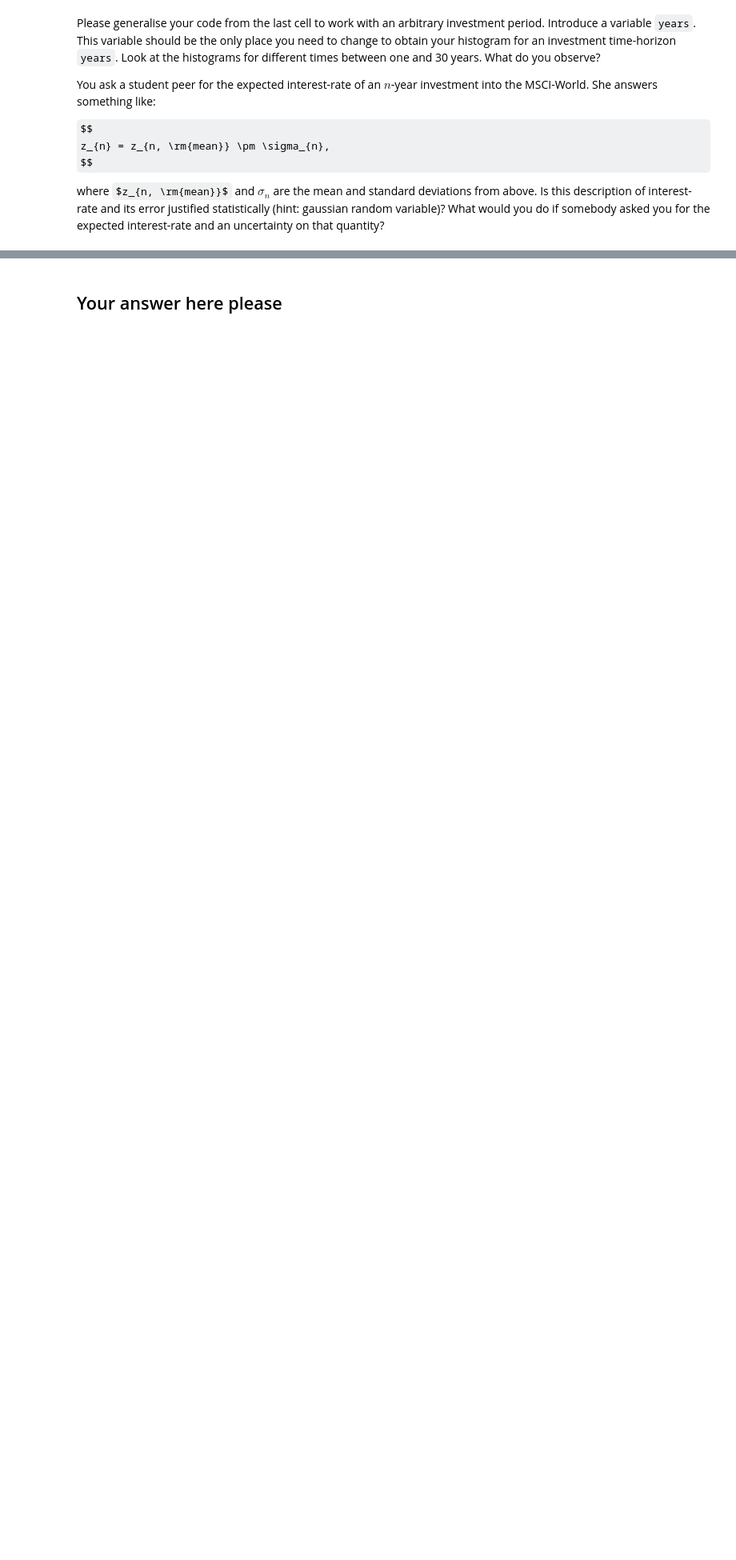
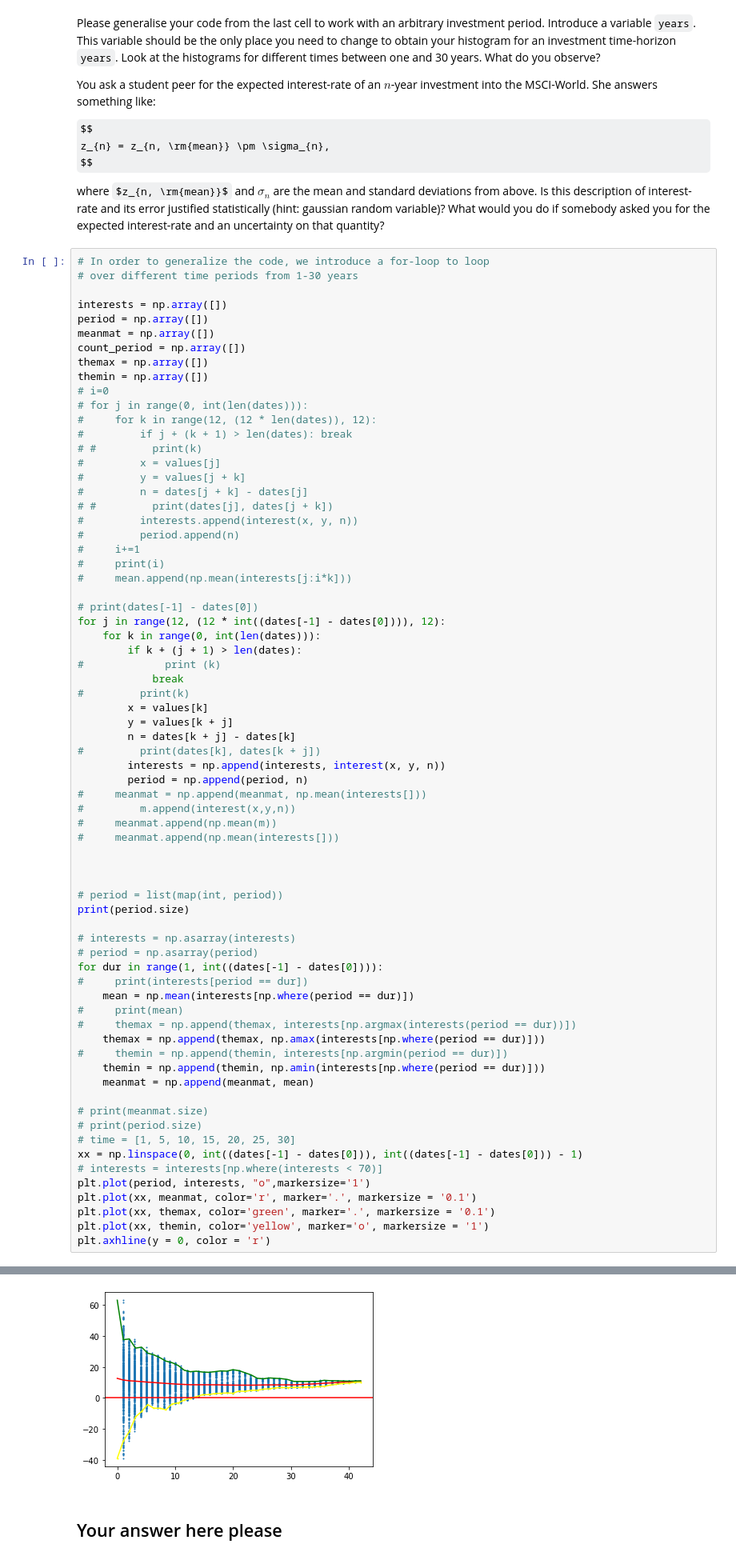
Before and after one commit to tesla1900/programming_course, a Jupyter notebook: project/Project_1.ipynb, the cells around one changed output, grey strips where cells are left out. Shown: that part at 80% size. Drawn from its saved outputs; the diff is of its cells as text; some formulas as TeX source; blank space fills up the shorter version.

```diff
--- a/project/Project_1.ipynb
+++ b/project/Project_1.ipynb
@@ -211,3 +264,74 @@ z_{n} = z_{n, \rm{mean}} \pm \sigma_{n},
 $$
 
 where $z_{n, \rm{mean}}$ and $\sigma_{n}$ are the mean and standard deviations from above. Is this description of interest-rate and its error justified statistically (hint: gaussian random variable)? What would you do if somebody asked you for the expected interest-rate and an uncertainty on that quantity?
+# %%
+# In order to generalize the code, we introduce a for-loop to loop
+# over different time periods from 1-30 years
+
+interests = np.array([])
+period = np.array([])
+meanmat = np.array([])
+count_period = np.array([])
+themax = np.array([])
+themin = np.array([])
+# i=0
+# for j in range(0, int(len(dates))):
+#     for k in range(12, (12 * len(dates)), 12):
+#         if j + (k + 1) > len(dates): break
+# #         print(k)
+#         x = values[j]
+#         y = values[j + k]
+#         n = dates[j + k] - dates[j]
+# #         print(dates[j], dates[j + k])
+#         interests.append(interest(x, y, n))
+#         period.append(n)
+#     i+=1
+#     print(i)
+#     mean.append(np.mean(interests[j:i*k]))
+
+# print(dates[-1] - dates[0])
+for j in range(12, (12 * int((dates[-1] - dates[0]))), 12):
+    for k in range(0, int(len(dates))):
+        if k + (j + 1) > len(dates):
+#             print (k)
+            break
+#         print(k)
+        x = values[k]
+        y = values[k + j]
+        n = dates[k + j] - dates[k]
+#         print(dates[k], dates[k + j])
+        interests = np.append(interests, interest(x, y, n))
+        period = np.append(period, n)
+#     meanmat = np.append(meanmat, np.mean(interests[]))
+#         m.append(interest(x,y,n))
+#     meanmat.append(np.mean(m))
+#     meanmat.append(np.mean(interests[]))
+
+
+
+# period = list(map(int, period))
+print(period.size)
+
+# interests = np.asarray(interests)
+# period = np.asarray(period)
+for dur in range(1, int((dates[-1] - dates[0]))):
+#     print(interests[period == dur])
+    mean = np.mean(interests[np.where(period == dur)])
+#     print(mean)
+#     themax = np.append(themax, interests[np.argmax(interests(period == dur))])
+    themax = np.append(themax, np.amax(interests[np.where(period == dur)]))
+#     themin = np.append(themin, interests[np.argmin(period == dur)])
+    themin = np.append(themin, np.amin(interests[np.where(period == dur)]))
+    meanmat = np.append(meanmat, mean)
+
+# print(meanmat.size)
+# print(period.size)
+# time = [1, 5, 10, 15, 20, 25, 30]
+xx = np.linspace(0, int((dates[-1] - dates[0])), int((dates[-1] - dates[0])) - 1)
+# interests = interests[np.where(interests < 70)]
+plt.plot(period, interests, "o",markersize='1')
+plt.plot(xx, meanmat, color='r', marker='.', markersize = '0.1')
+plt.plot(xx, themax, color='green', marker='.', markersize = '0.1')
+plt.plot(xx, themin, color='yellow', marker='o', markersize = '1')
+plt.axhline(y = 0, color = 'r')
+# %% [output]
@@ -214,3 +340,4 @@ where $z_{n, \rm{mean}}$ and $\sigma_{n}$ are the mean and standard deviations f
+[figure, added]
 # %% [markdown]
 ## Your answer here please
 # %% [markdown]
```
Also changed, not shown: parts of 4 cells of this notebook.
